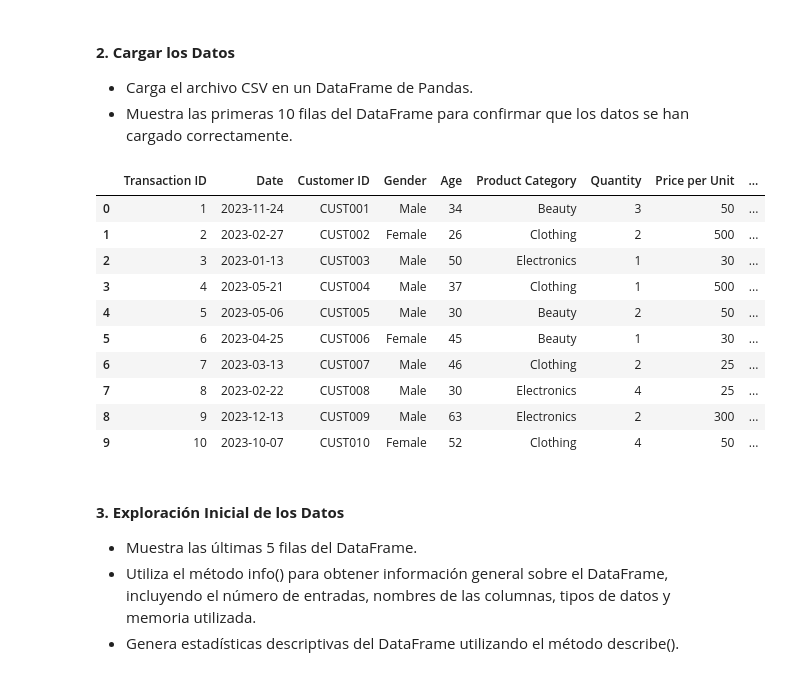
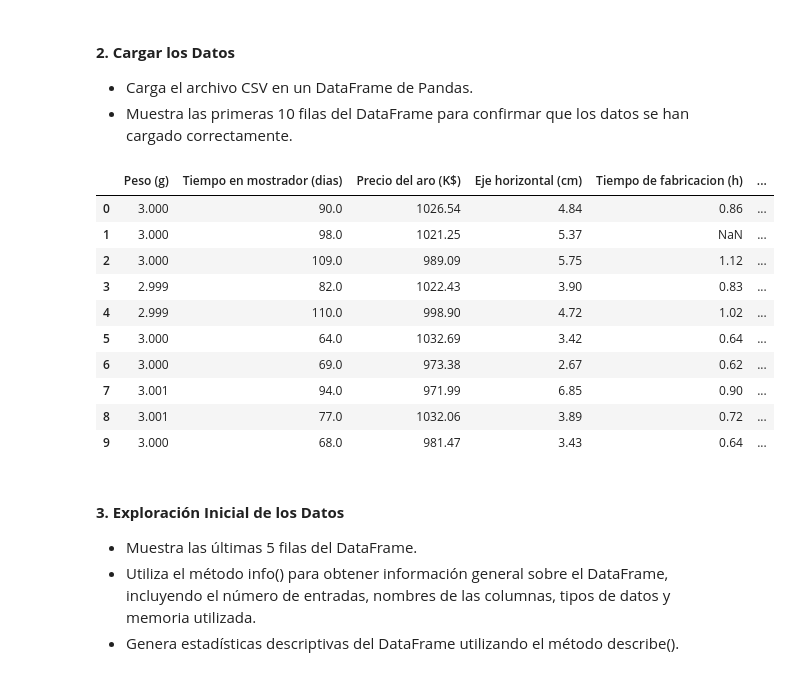
Before and after one commit to mavirc/MITIC-DataScience_MachineLearning-DanielaRiveros-2024, a Jupyter notebook: clases/ds-fundamentals/Core/notebook/Analisis_con_Pandas_2(Core)_daniela_riveros.ipynb, the cells around one changed output. Cells and saved outputs as stored; diff of their text form; code cells hidden in the pictures.

```diff
--- a/clases/ds-fundamentals/Core/notebook/Analisis_con_Pandas_2(Core)_daniela_riveros.ipynb
+++ b/clases/ds-fundamentals/Core/notebook/Analisis_con_Pandas_2(Core)_daniela_riveros.ipynb
@@ -18,28 +18,28 @@ El objetivo de esta actividad es poner en práctica todos los conocimientos adqu
 * Carga el archivo CSV en un DataFrame de Pandas.
 * Muestra las primeras 10 filas del DataFrame para confirmar que los datos se han cargado correctamente.
 # %%
-# Importando librerias
+# Importar librerias
+import pandas as pd
 import numpy as np
-import pandas as pd
 
-# Cargando el dataset
-path = ('../data/retail_sales_dataset.csv')
+# Cargar el dataset
+path = ('../data/gold_rings.csv')
 df = pd.read_csv(path)
 
 # Visualizando los primeros 10 registros
 df.head(10)
 # %% [output]
-|  | Transaction ID | Date | Customer ID | Gender | Age | Product Category | Quantity | Price per Unit | ... |
-| 0 | 1 | 2023-11-24 | CUST001 | Male | 34 | Beauty | 3 | 50 | ... |
-| 1 | 2 | 2023-02-27 | CUST002 | Female | 26 | Clothing | 2 | 500 | ... |
-| 2 | 3 | 2023-01-13 | CUST003 | Male | 50 | Electronics | 1 | 30 | ... |
-| 3 | 4 | 2023-05-21 | CUST004 | Male | 37 | Clothing | 1 | 500 | ... |
-| 4 | 5 | 2023-05-06 | CUST005 | Male | 30 | Beauty | 2 | 50 | ... |
-| 5 | 6 | 2023-04-25 | CUST006 | Female | 45 | Beauty | 1 | 30 | ... |
-| 6 | 7 | 2023-03-13 | CUST007 | Male | 46 | Clothing | 2 | 25 | ... |
-| 7 | 8 | 2023-02-22 | CUST008 | Male | 30 | Electronics | 4 | 25 | ... |
-| 8 | 9 | 2023-12-13 | CUST009 | Male | 63 | Electronics | 2 | 300 | ... |
-| 9 | 10 | 2023-10-07 | CUST010 | Female | 52 | Clothing | 4 | 50 | ... |
+|  | Peso (g) | Tiempo en mostrador (dias) | Precio del aro (K$) | Eje horizontal (cm) | Tiempo de fabricacion (h) | ... |
+| 0 | 3.000 | 90.0 | 1026.54 | 4.84 | 0.86 | ... |
+| 1 | 3.000 | 98.0 | 1021.25 | 5.37 | NaN | ... |
+| 2 | 3.000 | 109.0 | 989.09 | 5.75 | 1.12 | ... |
+| 3 | 2.999 | 82.0 | 1022.43 | 3.90 | 0.83 | ... |
+| 4 | 2.999 | 110.0 | 998.90 | 4.72 | 1.02 | ... |
+| 5 | 3.000 | 64.0 | 1032.69 | 3.42 | 0.64 | ... |
+| 6 | 3.000 | 69.0 | 973.38 | 2.67 | 0.62 | ... |
+| 7 | 3.001 | 94.0 | 971.99 | 6.85 | 0.90 | ... |
+| 8 | 3.001 | 77.0 | 1032.06 | 3.89 | 0.72 | ... |
+| 9 | 3.000 | 68.0 | 981.47 | 3.43 | 0.64 | ... |
 # %% [markdown]
 #### **3. Exploración Inicial de los Datos**
 
```
Also changed, not shown: parts of 32 cells of this notebook, 2 other files.
